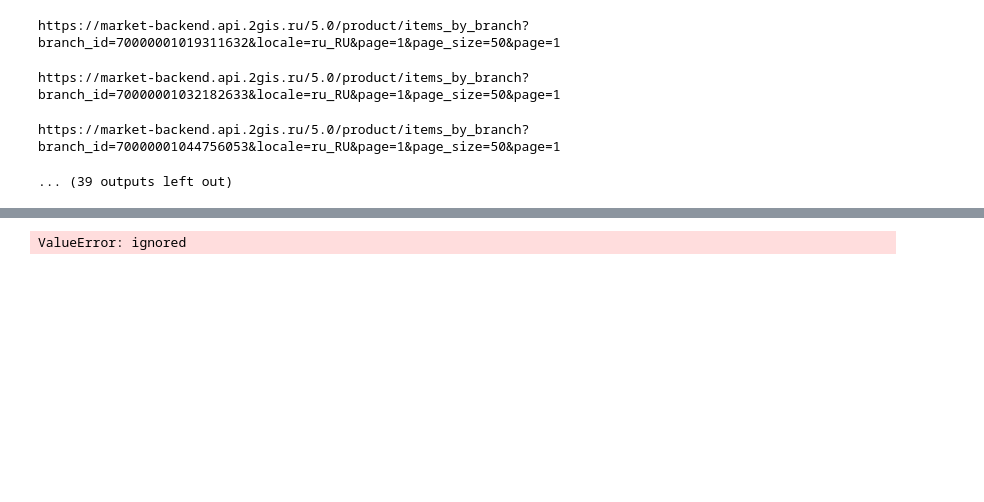
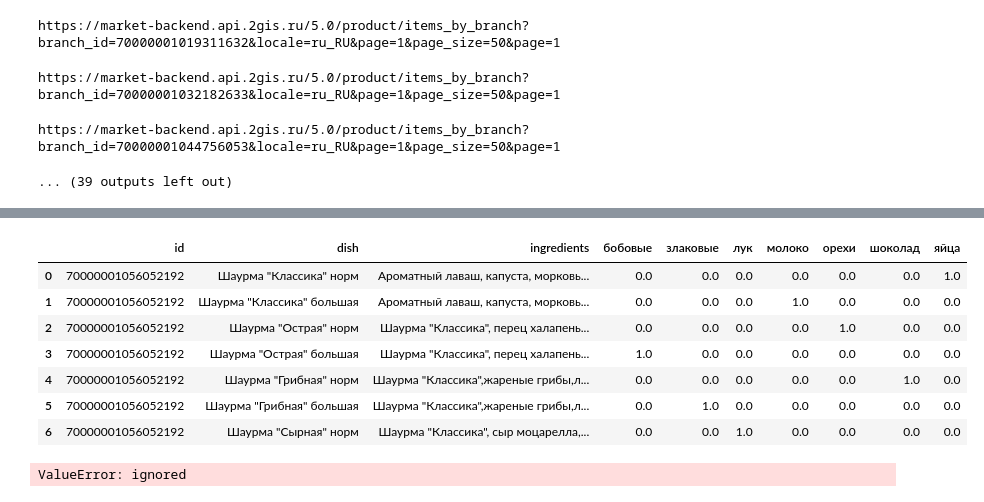
Before and after one commit to nastirlex/Catering-Dishes-Helper-android-app, a Jupyter notebook: DS/dishes.ipynb, the cells around one changed output, grey strips where cells are left out. Drawn from its saved outputs; the diff is of its cells as text; code cells hidden in the pictures; blank space fills up the shorter version.

```diff
--- a/DS/dishes.ipynb
+++ b/DS/dishes.ipynb
@@ -331,3 +686,21 @@ branches_dishes_ingredients
+# %%
+
+branch_with_features.duplicated().sum()
+branch.drop_duplicates(inplace=True)
+
+branch_with_features.isnull().sum()
+branch_with_features.dropna(how='any',inplace=True)
+# %%
+branch_with_features
+# %% [output]
+|  | id | dish | ingredients | бобовые | злаковые | лук | молоко | орехи | шоколад | яйца |
+| 0 | 70000001056052192 | Шаурма "Классика" норм | Ароматный лаваш, капуста, морковь... | 0.0 | 0.0 | 0.0 | 0.0 | 0.0 | 0.0 | 1.0 |
+| 1 | 70000001056052192 | Шаурма "Классика" большая | Ароматный лаваш, капуста, морковь... | 0.0 | 0.0 | 0.0 | 1.0 | 0.0 | 0.0 | 0.0 |
+| 2 | 70000001056052192 | Шаурма "Острая" норм | Шаурма "Классика", перец халапень... | 0.0 | 0.0 | 0.0 | 0.0 | 1.0 | 0.0 | 0.0 |
+| 3 | 70000001056052192 | Шаурма "Острая" большая | Шаурма "Классика", перец халапень... | 1.0 | 0.0 | 0.0 | 0.0 | 0.0 | 0.0 | 0.0 |
+| 4 | 70000001056052192 | Шаурма "Грибная" норм | Шаурма "Классика",жареные грибы,л... | 0.0 | 0.0 | 0.0 | 0.0 | 0.0 | 1.0 | 0.0 |
+| 5 | 70000001056052192 | Шаурма "Грибная" большая | Шаурма "Классика",жареные грибы,л... | 0.0 | 1.0 | 0.0 | 0.0 | 0.0 | 0.0 | 0.0 |
+| 6 | 70000001056052192 | Шаурма "Сырная" норм | Шаурма "Классика", сыр моцарелла,... | 0.0 | 0.0 | 1.0 | 0.0 | 0.0 | 0.0 | 0.0 |
 # %%
 branches_dishes_ingredients = pd.DataFrame({'id', 'dish', 'ingredients'})
 branch_dishes = df2
```
Also changed, not shown: parts of 43 cells of this notebook.
